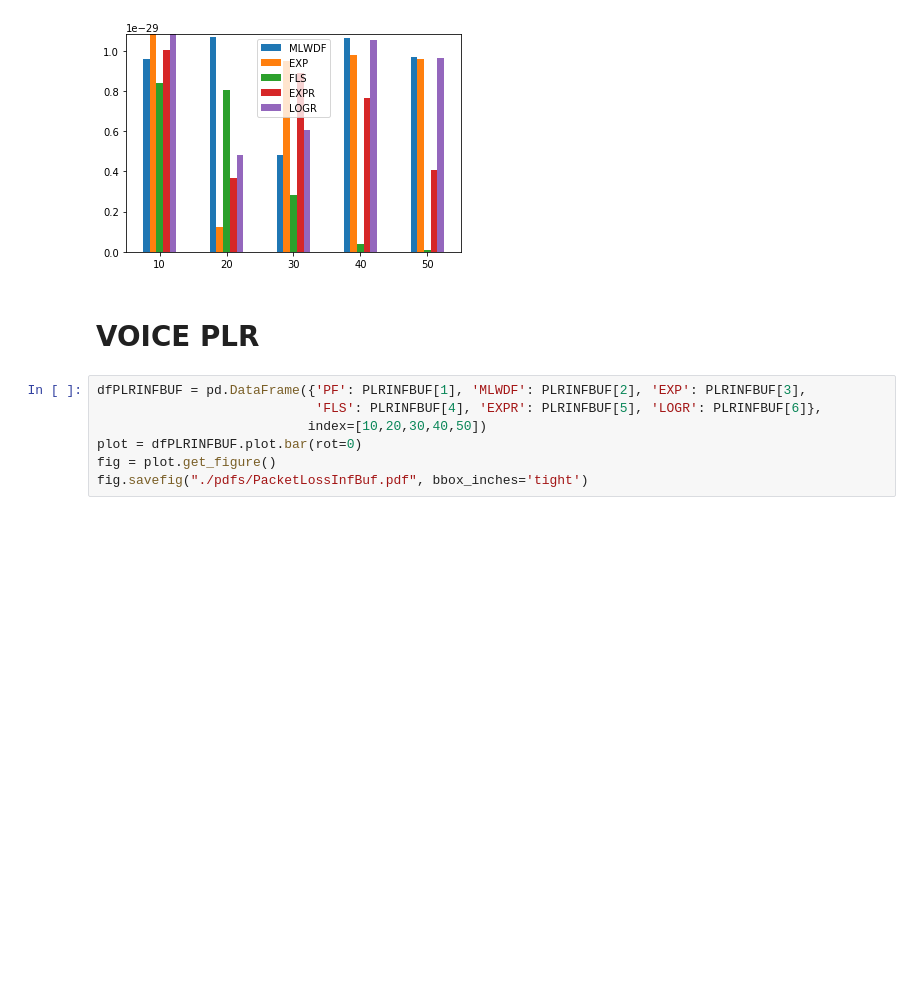
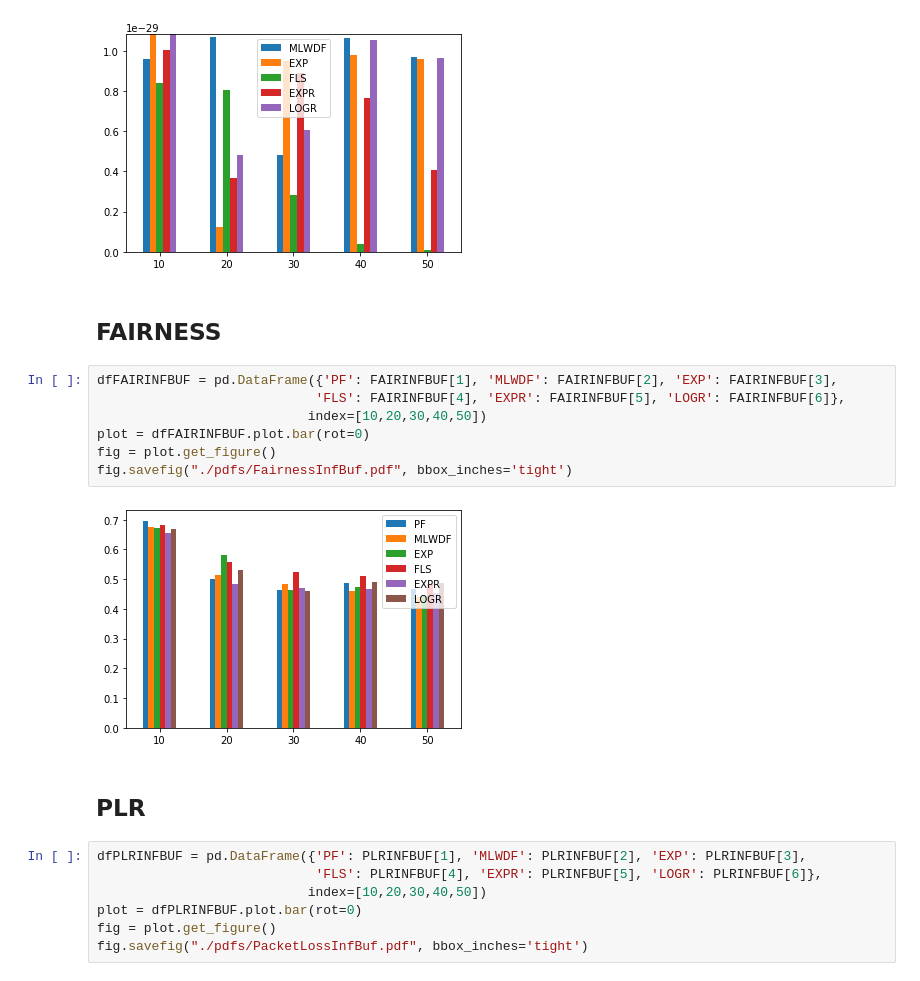
Before and after one commit to gdbranco/lte-sim-dev-new, a Jupyter notebook: myStuff/scripts/Statistics.ipynb, the cells around one changed output. Cells and saved outputs as stored; diff of their text form; blank space fills up the shorter version.

```diff
--- a/myStuff/scripts/Statistics.ipynb
+++ b/myStuff/scripts/Statistics.ipynb
@@ -613,8 +542,19 @@ fig = plot.get_figure()
 fig.savefig("./pdfs/JitterInfBuf.pdf", bbox_inches='tight')
 # %% [output]
 [figure]
+# %% [markdown]
+## FAIRNESS
+# %%
+dfFAIRINFBUF = pd.DataFrame({'PF': FAIRINFBUF[1], 'MLWDF': FAIRINFBUF[2], 'EXP': FAIRINFBUF[3],
+                            'FLS': FAIRINFBUF[4], 'EXPR': FAIRINFBUF[5], 'LOGR': FAIRINFBUF[6]},
+                           index=[10,20,30,40,50])
+plot = dfFAIRINFBUF.plot.bar(rot=0)
+fig = plot.get_figure()
+fig.savefig("./pdfs/FairnessInfBuf.pdf", bbox_inches='tight')
+# %% [output]
+[figure, added]
 # %% [markdown]
-# VOICE PLR
+## PLR
 # %%
 dfPLRINFBUF = pd.DataFrame({'PF': PLRINFBUF[1], 'MLWDF': PLRINFBUF[2], 'EXP': PLRINFBUF[3],
                             'FLS': PLRINFBUF[4], 'EXPR': PLRINFBUF[5], 'LOGR': PLRINFBUF[6]},
```
Also changed, not shown: parts of 53 cells of this notebook, 22 other files.
